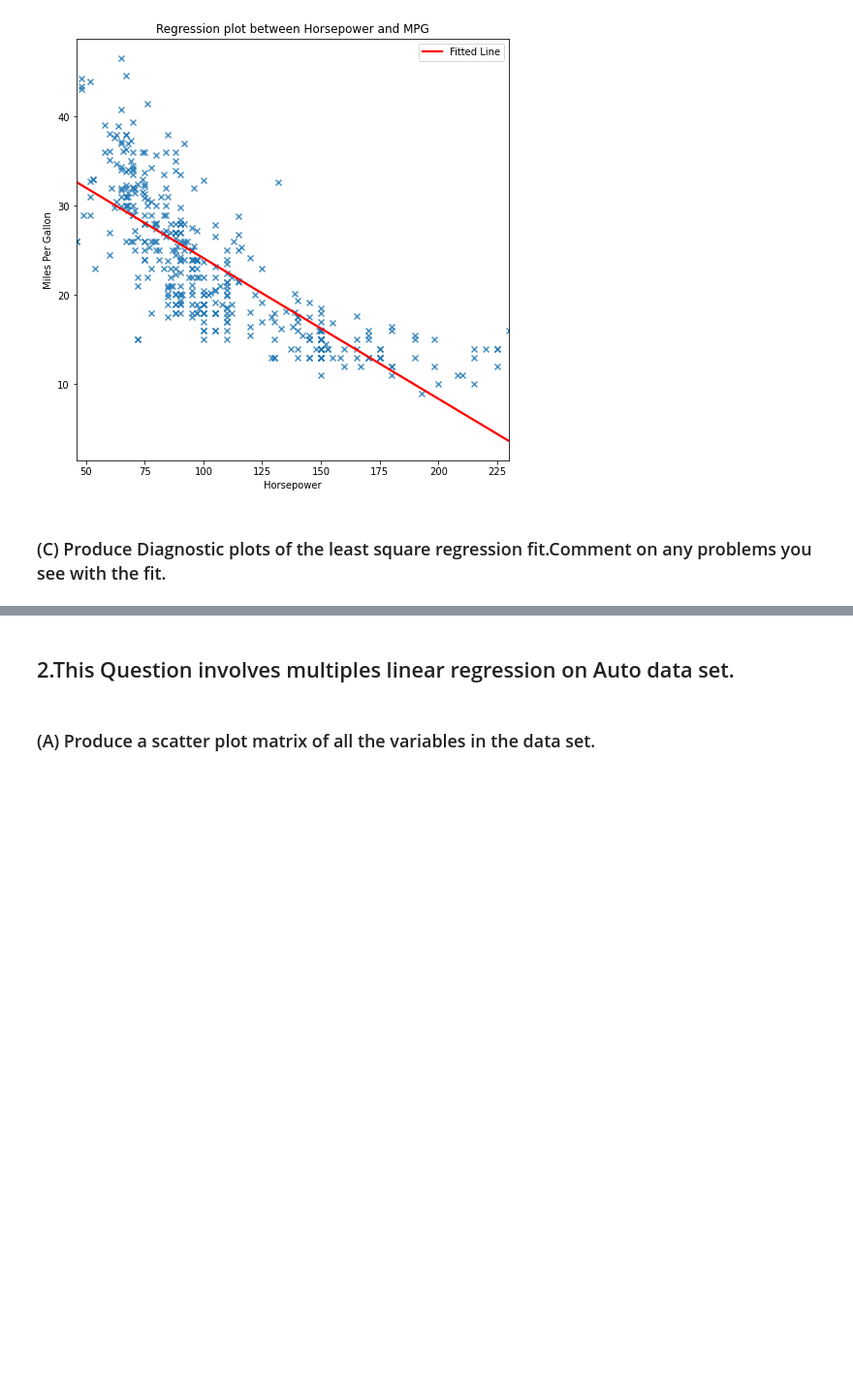
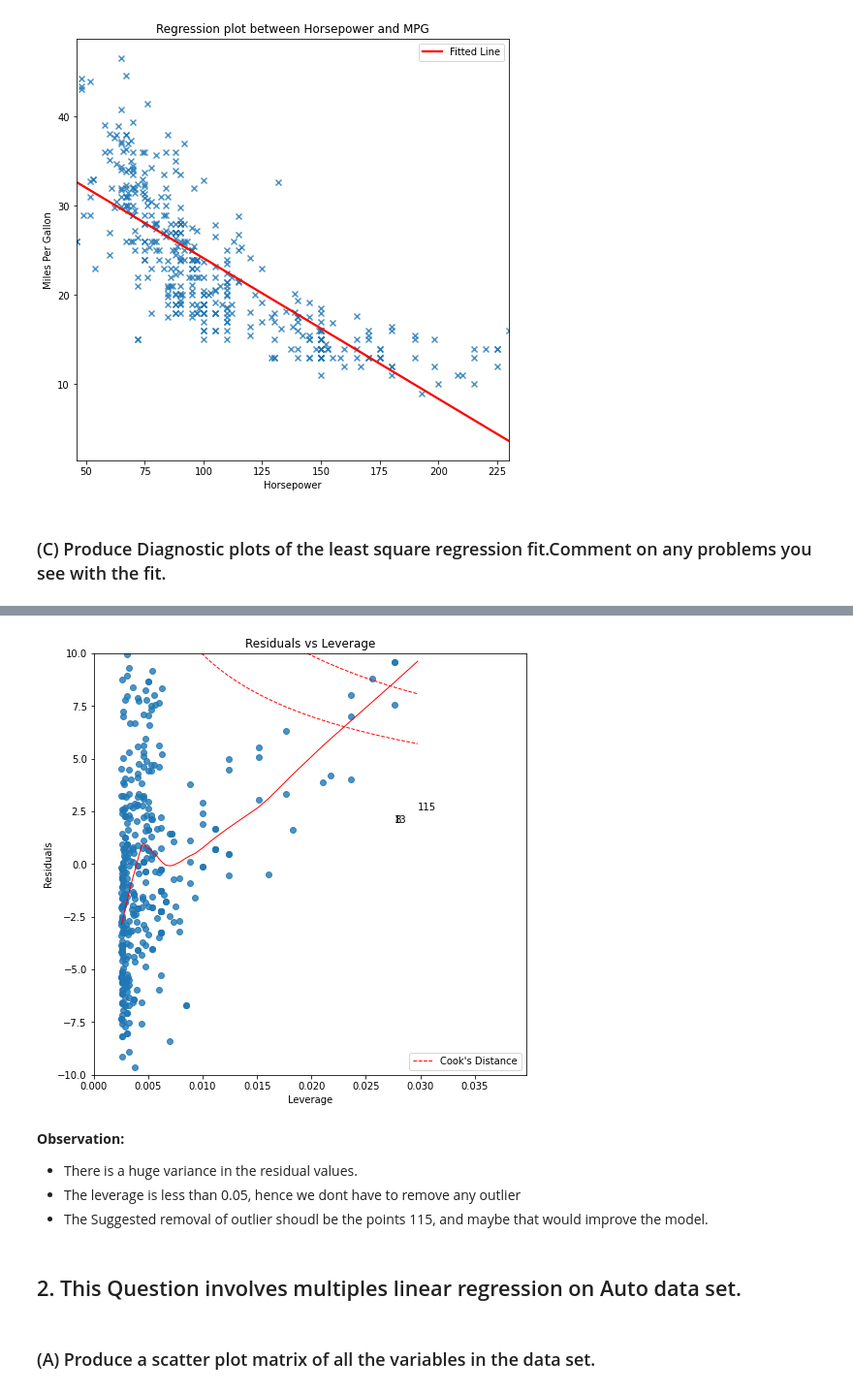
Before and after one commit to Revanthshalon/Machine-Learning, a Jupyter notebook: An Introduction to Statistical Learning/Unit 3 - Linear Regression/Linear Regression Exercises.ipynb, the cells around one changed output, grey strips where cells are left out. Shown at 97% size. Cells and saved outputs as stored; diff of their text form; code cells hidden in the pictures; blank space fills up the shorter version.

```diff
--- a/An Introduction to Statistical Learning/Unit 3 - Linear Regression/Linear Regression Exercises.ipynb
+++ b/An Introduction to Statistical Learning/Unit 3 - Linear Regression/Linear Regression Exercises.ipynb
@@ -189,5 +205,33 @@ plt.show()
+# %%
+plt.figure(figsize=(8,8))
+plt.title('Residuals vs Leverage')
+sns.regplot(x=model_leverage,y=model_residuals,lowess=True,scatter=True,line_kws={'color':'r','lw':1})
+plt.ylabel('Residuals')
+plt.xlabel('Leverage')
+plt.xlim(0,max(model_leverage)+0.01)
+plt.ylim(-10,10)
+
+# Annotations
+leverage_top_3 = np.flip(np.argsort(model_cook_distance,0))[:3]
+for i in leverage_top_3:
+  plt.annotate(i,xy=(model_leverage[i],model_norm_residuals[i]))
+
+# Cooks Distance
+p = len(lm.params)
+
+graph(lambda x:np.sqrt((0.5*p*(1-x))/x),np.linspace(0.001,max(model_leverage),50),'Cook\'s Distance')
+graph(lambda x:np.sqrt((1*p*(1-x))/x),np.linspace(0.001,max(model_leverage),50))
+plt.legend(loc='best')
+plt.show()
+# %% [output]
+[figure, added]
+# %% [markdown]
+**Observation:**
+- There is a huge variance in the residual values.
+- The leverage is less than 0.05, hence we dont have to remove any outlier
+- The Suggested removal of outlier shoudl be the points 115, and maybe that would improve the model.
 # %% [markdown]
-## 2.This Question involves multiples linear regression on Auto data set.
+## 2. This Question involves multiples linear regression on Auto data set.
 # %% [markdown]
 ### (A) Produce a scatter plot matrix of all the variables in the data set.
 # %%
```
Also changed, not shown: parts of 83 cells of this notebook.
